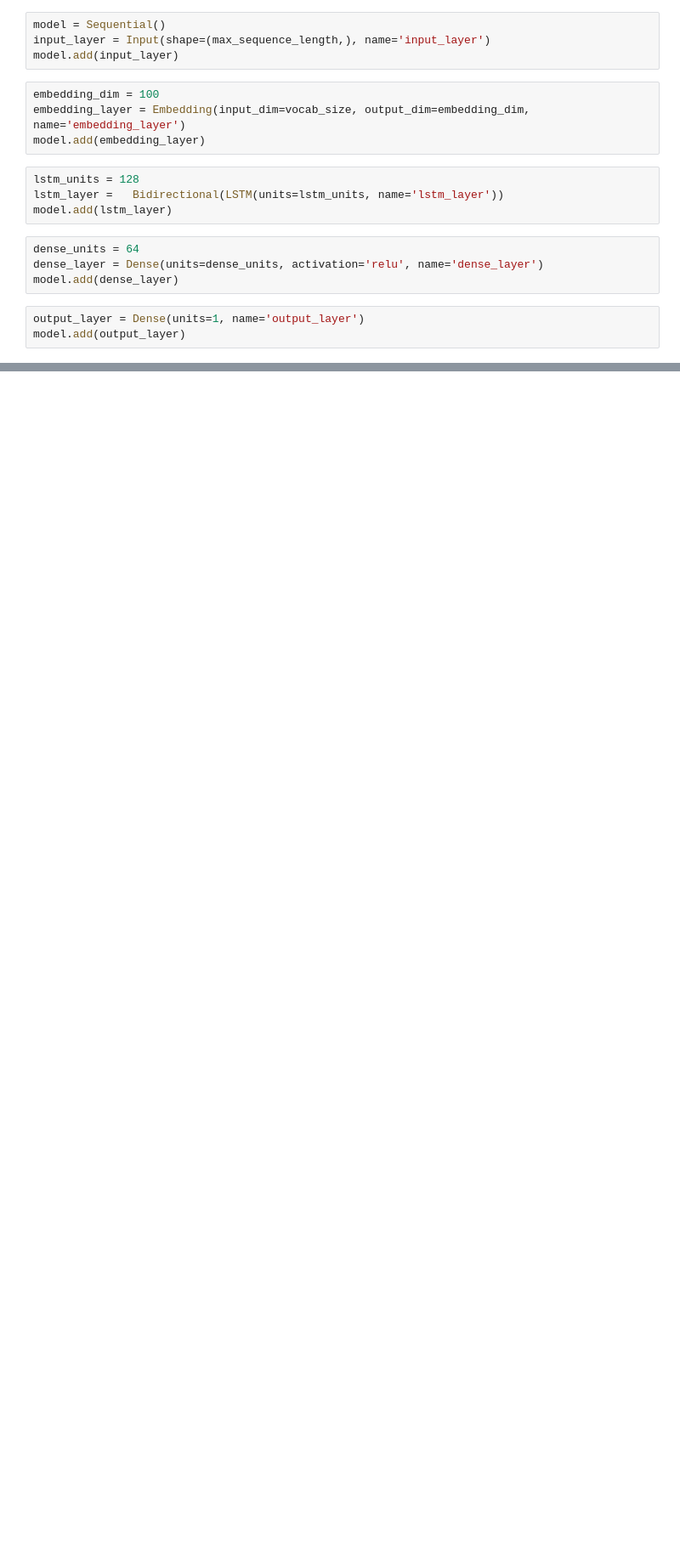
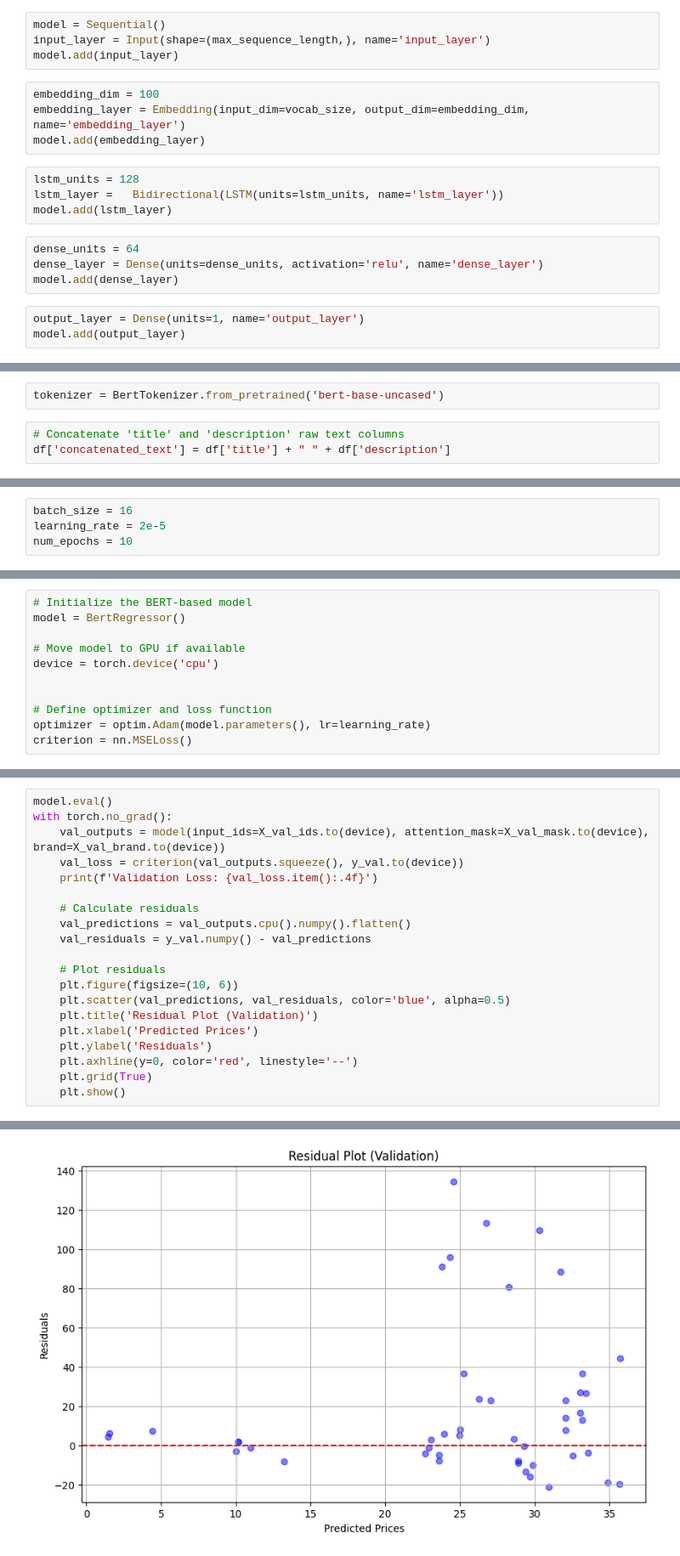
Before and after one commit to mayaarosama/NLP-Project, a Jupyter notebook: NLP.ipynb, the cells around one changed output, grey strips where cells are left out. Shown at 85% size. Drawn from its saved outputs; the diff is of its cells as text; blank space fills up the shorter version.

```diff
--- a/NLP.ipynb
+++ b/NLP.ipynb
@@ -534,0 +552,5 @@ plt.show()
+# %%
+tokenizer = BertTokenizer.from_pretrained('bert-base-uncased')
+# %%
+# Concatenate 'title' and 'description' raw text columns
+df['concatenated_text'] = df['title'] + " " + df['description']
@@ -534,0 +626,4 @@ plt.show()
+# %%
+batch_size = 16
+learning_rate = 2e-5
+num_epochs = 10
@@ -534,0 +648,11 @@ plt.show()
+# %%
+# Initialize the BERT-based model
+model = BertRegressor()
+
+# Move model to GPU if available
+device = torch.device('cpu')
+
+
+# Define optimizer and loss function
+optimizer = optim.Adam(model.parameters(), lr=learning_rate)
+criterion = nn.MSELoss()
@@ -534,0 +697,21 @@ plt.show()
+# %%
+model.eval()
+with torch.no_grad():
+    val_outputs = model(input_ids=X_val_ids.to(device), attention_mask=X_val_mask.to(device), brand=X_val_brand.to(device))
+    val_loss = criterion(val_outputs.squeeze(), y_val.to(device))
+    print(f'Validation Loss: {val_loss.item():.4f}')
+
+    # Calculate residuals
+    val_predictions = val_outputs.cpu().numpy().flatten()
+    val_residuals = y_val.numpy() - val_predictions
+
+    # Plot residuals
+    plt.figure(figsize=(10, 6))
+    plt.scatter(val_predictions, val_residuals, color='blue', alpha=0.5)
+    plt.title('Residual Plot (Validation)')
+    plt.xlabel('Predicted Prices')
+    plt.ylabel('Residuals')
+    plt.axhline(y=0, color='red', linestyle='--')
+    plt.grid(True)
+    plt.show()
+# %% [output]
@@ -534,0 +719 @@ plt.show()
+[figure, added]
```
Also changed, not shown: parts of 18 cells of this notebook.
